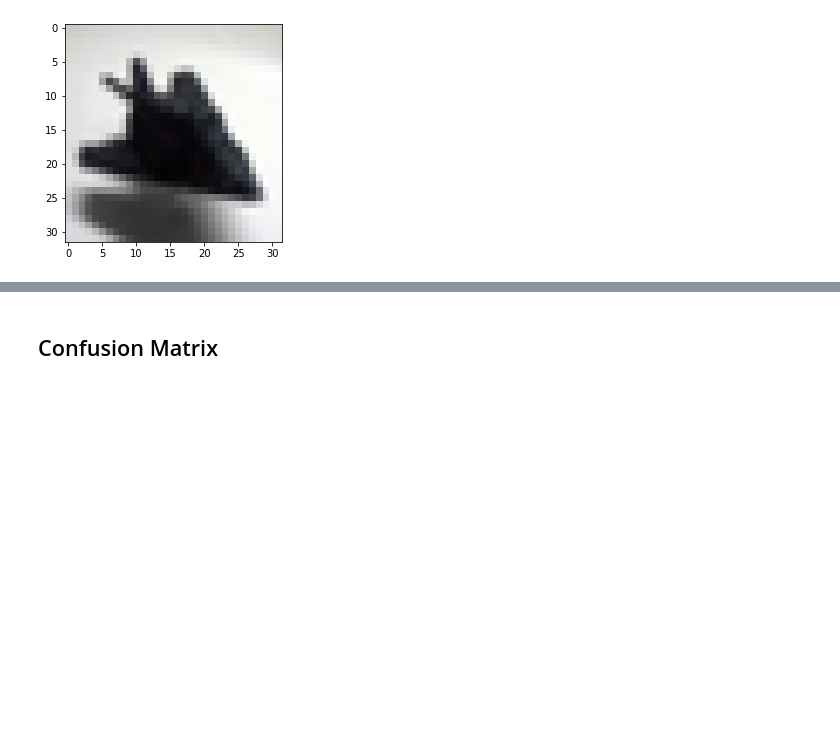
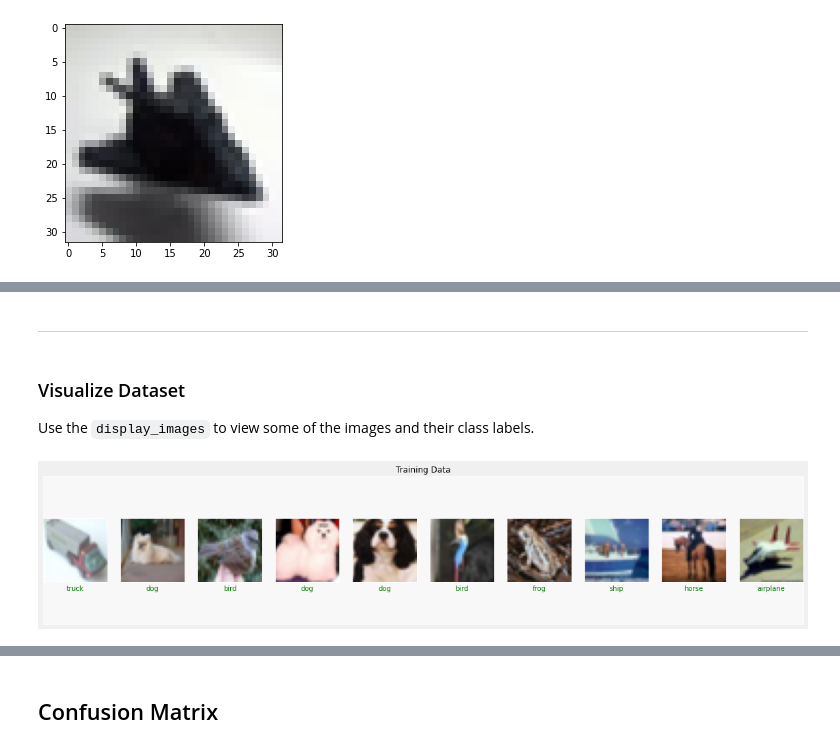
Before and after one commit to 20193253/pdm10, a Jupyter notebook: py-tensorflow/pdm10_final.ipynb, the cells around one changed output, grey strips where cells are left out. Saved outputs shown, nothing was run; the diff lists cells and outputs as text; code cells hidden in the pictures; blank space fills up the shorter version.

```diff
--- a/py-tensorflow/pdm10_final.ipynb
+++ b/py-tensorflow/pdm10_final.ipynb
@@ -348,0 +440,51 @@ plt.show()
+# %% [markdown]
+---
+# %% [markdown]
+### Visualize Dataset
+
+Use the `display_images` to view some of the images and their class labels.
+# %%
+classes = ['airplane', 'automobile', 'bird', 'cat', 'deer', 'dog', 'frog', 'horse', 'ship', 'truck']
+# %%
+import os
+# Matplotlib config
+# plt.rc('image', cmap='gray')
+plt.rc('grid', linewidth=0)
+plt.rc('xtick', top=False, bottom=False, labelsize='large')
+plt.rc('ytick', left=False, right=False, labelsize='large')
+plt.rc('axes', facecolor='F8F8F8', titlesize="large", edgecolor='white')
+plt.rc('text', color='000000')
+plt.rc('figure', facecolor='F0F0F0')# Matplotlib fonts
+MATPLOTLIB_FONT_DIR = os.path.join(os.path.dirname(plt.__file__), "mpl-data/fonts/ttf")
+
+# utility to display a row of digits with their predictions
+def display_images(digits, predictions, labels, title):
+
+  n = 10
+
+  indexes = np.random.choice(len(predictions), size=n)
+  n_digits = digits[indexes]
+  n_predictions = predictions[indexes]
+  n_predictions = n_predictions.reshape((n,))
+  n_labels = labels[indexes]
+
+  fig = plt.figure(figsize=(20, 4))
+  plt.title(title)
+  plt.yticks([])
+  plt.xticks([])
+
+  for i in range(10):
+    ax = fig.add_subplot(1, 10, i+1)
+    class_index = n_predictions[i]
+    true_index = n_labels[i]
+    # Set x-label color: green if prediction correct and red if prediction incorrect
+    plt.xlabel(classes[class_index])
+    xlabel_color = "green" if n_predictions[i] == n_labels[i] else "red"
+    ax.xaxis.label.set_color(xlabel_color)
+    plt.xticks([])
+    plt.yticks([])
+    plt.imshow(n_digits[i])
+# %%
+display_images(trainX, trainy, trainy, "Training Data" )
+# %% [output]
+[figure, added]
```
Also changed, not shown: parts of 52 cells of this notebook.
